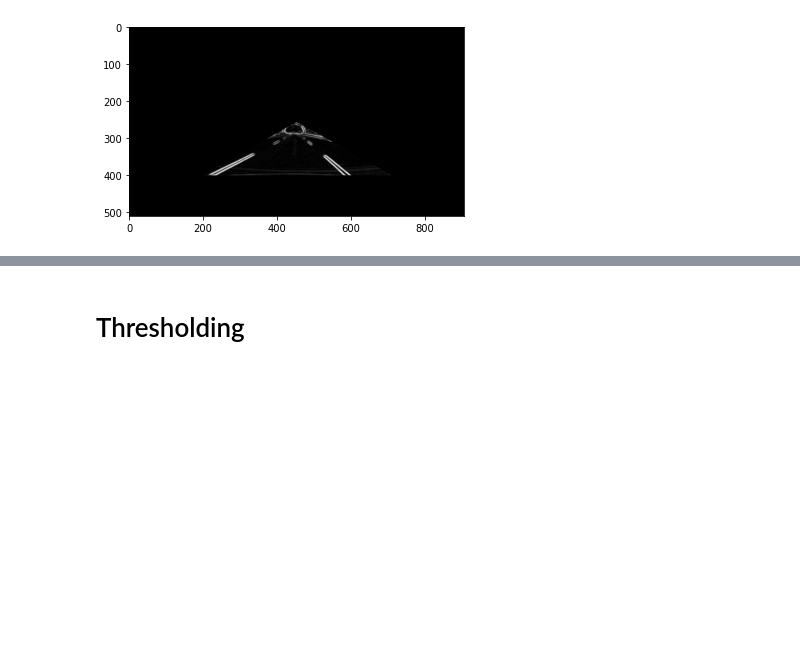
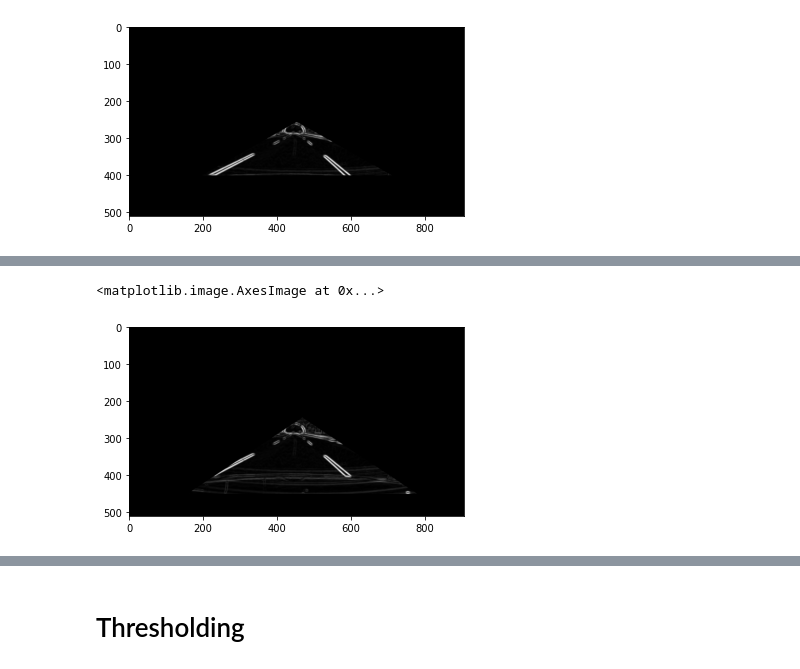
Before and after one commit to Beepbloop/lane_detection, a Jupyter notebook: EntireProcess.ipynb, the cells around one changed output, grey strips where cells are left out. Saved outputs shown, nothing was run; the diff lists cells and outputs as text; code cells hidden in the pictures; blank space fills up the shorter version.

```diff
--- a/EntireProcess.ipynb
+++ b/EntireProcess.ipynb
@@ -70,0 +78,6 @@ plt.imshow(croped,cmap='gray')
+# %%
+croped = apply_mask(edge, mask)
+plt.imshow(croped,cmap='gray')
+# %% [output]
+<matplotlib.image.AxesImage at 0x...>
+[figure, added]
```
Also changed, not shown: parts of 10 cells of this notebook, 2 other files.
